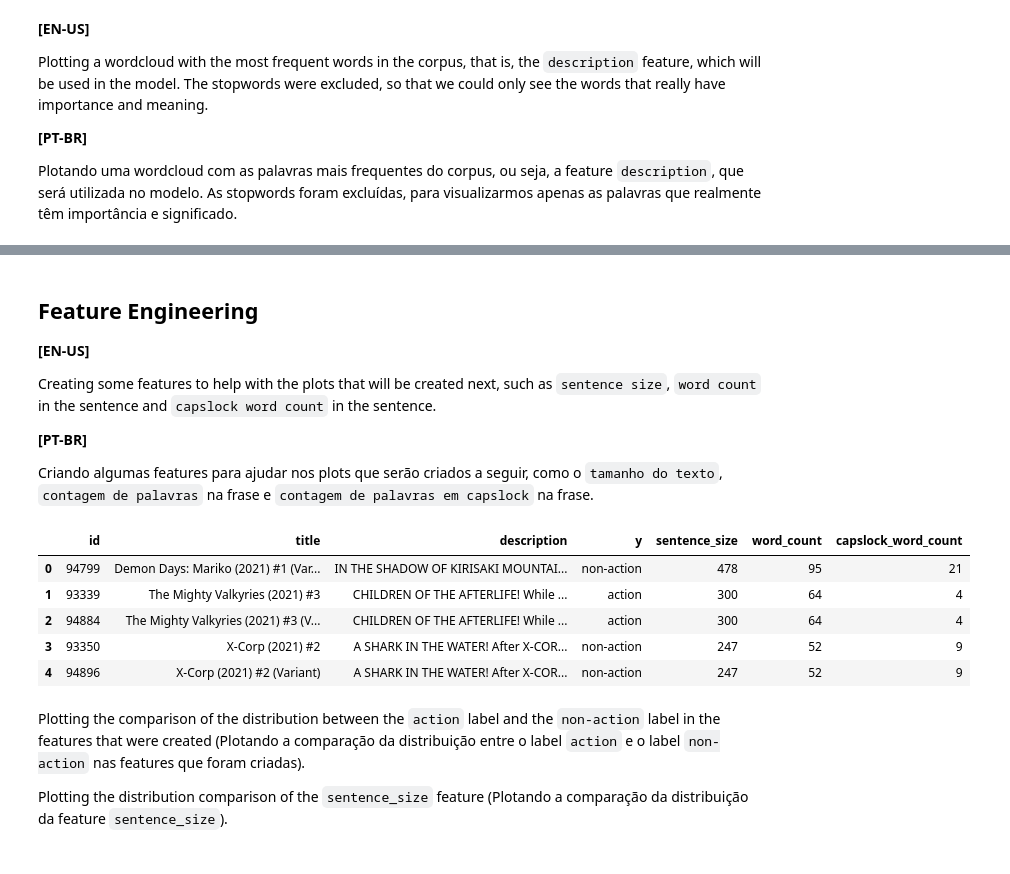
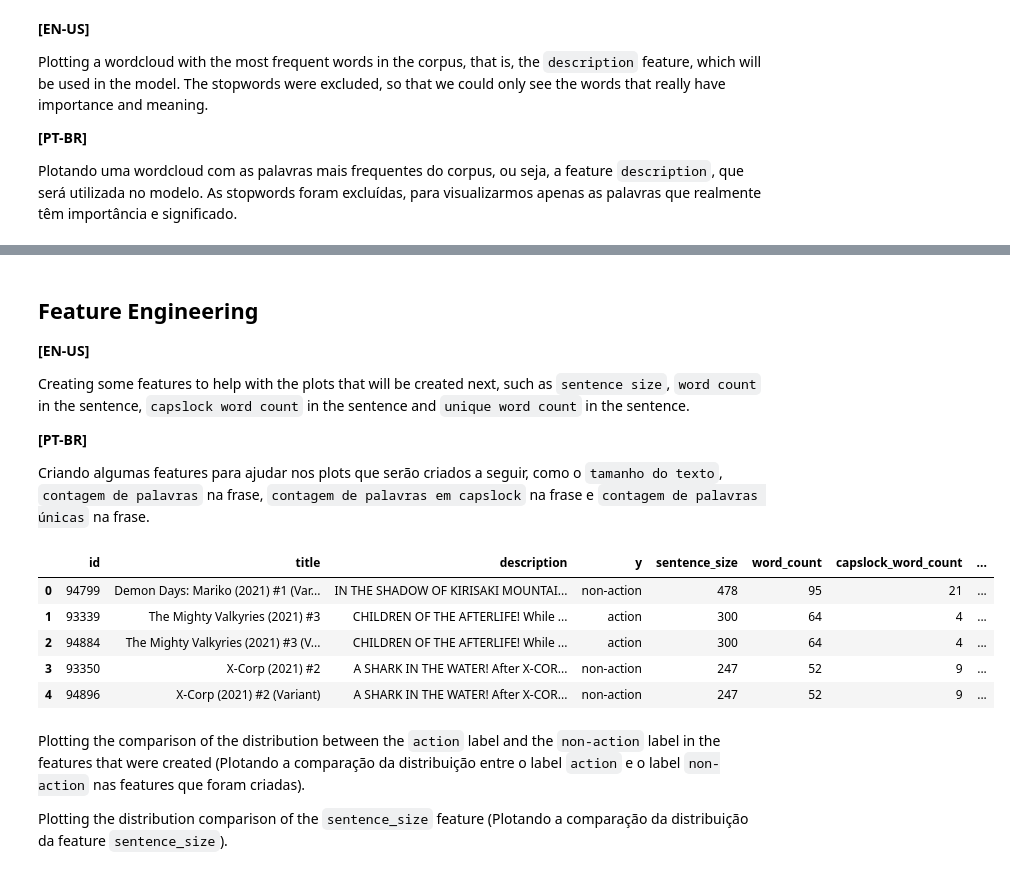
Before and after one commit to guidasneves/marvel_sentiment_analysis, a Jupyter notebook: notebooks/02_EDA.ipynb, the cells around one changed output, grey strips where cells are left out. Saved outputs shown, nothing was run; the diff lists cells and outputs as text; code cells hidden in the pictures.

```diff
--- a/notebooks/02_EDA.ipynb
+++ b/notebooks/02_EDA.ipynb
@@ -181,23 +193,24 @@ plot_wordcloud(comics_data, name='marvel_wordcloud')
 ## Feature Engineering
 **[EN-US]**
 
-Creating some features to help with the plots that will be created next, such as `sentence size`, `word count` in the sentence and `capslock word count` in the sentence.
+Creating some features to help with the plots that will be created next, such as `sentence size`, `word count` in the sentence, `capslock word count` in the sentence and `unique word count` in the sentence.
 
 **[PT-BR]**
 
-Criando algumas features para ajudar nos plots que serão criados a seguir, como o `tamanho do texto`, `contagem de palavras` na frase e `contagem de palavras em capslock` na frase.
+Criando algumas features para ajudar nos plots que serão criados a seguir, como o `tamanho do texto`, `contagem de palavras` na frase, `contagem de palavras em capslock` na frase e `contagem de palavras únicas` na frase.
 # %%
 comics_data['sentence_size'] = comics_data['description'].map(lambda x: len(x) - x.count(' '))
 comics_data['word_count'] = comics_data['description'].map(lambda x: len(x.split()))
 comics_data['capslock_word_count'] = comics_data['description'].map(lambda x: len(re.findall(r'\b[A-Z]+\b', x)))
+comics_data['unique_word_count'] = comics_data['description'].map(lambda x: len(set(x.split())))
 comics_data.head()
 # %% [output]
-|  | id | title | description | y | sentence_size | word_count | capslock_word_count |
-| 0 | 94799 | Demon Days: Mariko (2021) #1 (Var... | IN THE SHADOW OF KIRISAKI MOUNTAI... | non-action | 478 | 95 | 21 |
-| 1 | 93339 | The Mighty Valkyries (2021) #3 | CHILDREN OF THE AFTERLIFE! While ... | action | 300 | 64 | 4 |
-| 2 | 94884 | The Mighty Valkyries (2021) #3 (V... | CHILDREN OF THE AFTERLIFE! While ... | action | 300 | 64 | 4 |
-| 3 | 93350 | X-Corp (2021) #2 | A SHARK IN THE WATER! After X-COR... | non-action | 247 | 52 | 9 |
-| 4 | 94896 | X-Corp (2021) #2 (Variant) | A SHARK IN THE WATER! After X-COR... | non-action | 247 | 52 | 9 |
+|  | id | title | description | y | sentence_size | word_count | capslock_word_count | ... |
+| 0 | 94799 | Demon Days: Mariko (2021) #1 (Var... | IN THE SHADOW OF KIRISAKI MOUNTAI... | non-action | 478 | 95 | 21 | ... |
+| 1 | 93339 | The Mighty Valkyries (2021) #3 | CHILDREN OF THE AFTERLIFE! While ... | action | 300 | 64 | 4 | ... |
+| 2 | 94884 | The Mighty Valkyries (2021) #3 (V... | CHILDREN OF THE AFTERLIFE! While ... | action | 300 | 64 | 4 | ... |
+| 3 | 93350 | X-Corp (2021) #2 | A SHARK IN THE WATER! After X-COR... | non-action | 247 | 52 | 9 | ... |
+| 4 | 94896 | X-Corp (2021) #2 (Variant) | A SHARK IN THE WATER! After X-COR... | non-action | 247 | 52 | 9 | ... |
 # %% [markdown]
 Plotting the comparison of the distribution between the `action` label and the `non-action` label in the features that were created (Plotando a comparação da distribuição entre o label `action` e o label `non-action` nas features que foram criadas).
 
```
Also changed, not shown: parts of 10 cells of this notebook, 14 other files.
